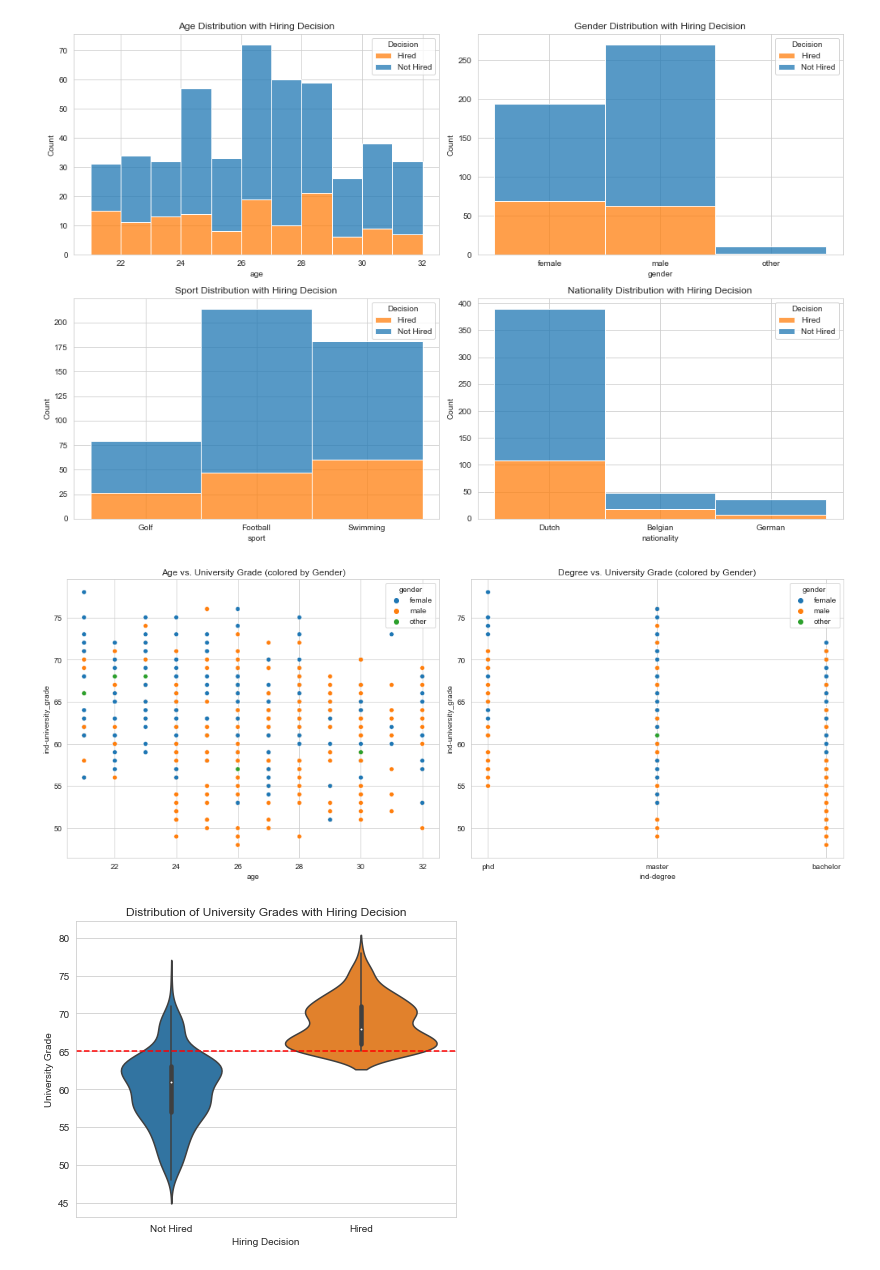
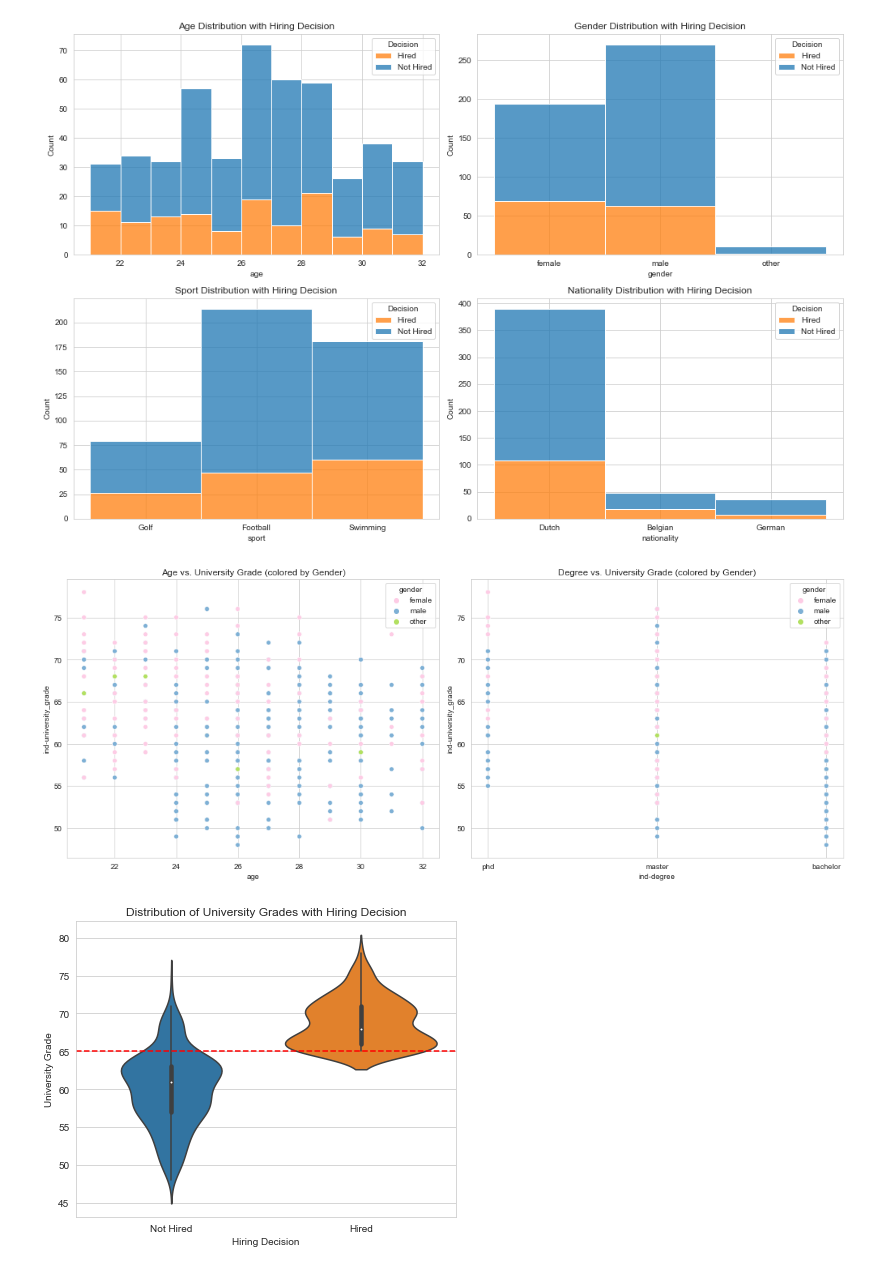
Before and after one commit to kwah-space/IDS-draft, a Jupyter notebook: A3 model.ipynb, the cells around one changed output. Cells and saved outputs as stored; diff of their text form; code cells hidden in the pictures.

```diff
--- a/A3 model.ipynb
+++ b/A3 model.ipynb
@@ -40,3 +41,9 @@ memory usage: 32.4+ KB
 | 3006 | male | 31 | Dutch | Football | 67 | False | True | ... |
 # %% [markdown]
 # Data exploration
+# %%
+colors = ["#fd7f6f", "#7eb0d5", "#b2e061", "#bd7ebe", "#ffb55a", "#ffee65", "#beb9db", "#fdcce5", "#8bd3c7","#a57c1b"]
+female_color = colors[7]
+male_color = colors[1]
+# hired_color = '#ffee65'
+# unhired_color = '#beb9db'
@@ -89,19 +179,19 @@ plt.show()
 # %%
 sns.set_style("whitegrid")
 plt.figure(figsize=(15, 6))
 
 plt.subplot(1, 2, 1)
-sns.scatterplot(data=D_data, x='age', y='ind-university_grade', hue='gender', marker='o')
+sns.scatterplot(data=D_data, x='age', y='ind-university_grade', hue='gender', marker='o', palette=[female_color, male_color, '#b2e061'])
 plt.title('Age vs. University Grade (colored by Gender)')
 
 plt.subplot(1, 2, 2)
-sns.scatterplot(data=D_data, x='ind-degree', y='ind-university_grade', hue='gender', marker='o')
+sns.scatterplot(data=D_data, x='ind-degree', y='ind-university_grade', hue='gender', marker='o', palette=[female_color, male_color, '#b2e061'])
 plt.title('Degree vs. University Grade (colored by Gender)')
 
 plt.tight_layout()
 plt.show()
 # %% [output]
-[figure, old version]
+[figure, new version]
 # %%
 plt.figure(figsize=(6, 5))
 
```
Also changed, not shown: parts of 8 cells of this notebook.
